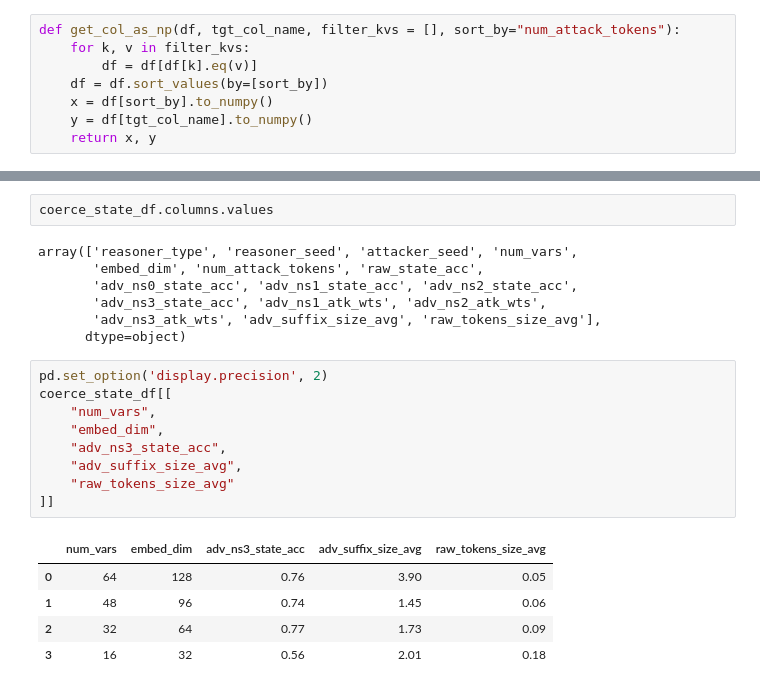
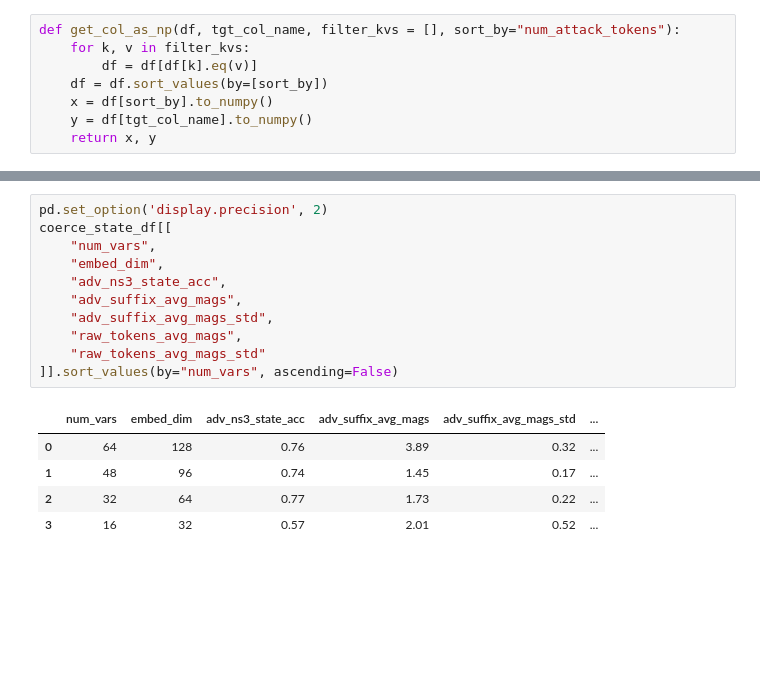
Before and after one commit to AntonXue/tf_logic, a Jupyter notebook: notebooks/experiments/exp3_learned_attacks.ipynb, the cells around one changed output, grey strips where cells are left out. Cells and saved outputs as stored; diff of their text form; blank space fills up the shorter version.

```diff
--- a/notebooks/experiments/exp3_learned_attacks.ipynb
+++ b/notebooks/experiments/exp3_learned_attacks.ipynb
@@ -72,24 +56,17 @@ knowledge_amnesia_df[[
-# %%
-coerce_state_df.columns.values
-# %% [output]
-array(['reasoner_type', 'reasoner_seed', 'attacker_seed', 'num_vars',
-       'embed_dim', 'num_attack_tokens', 'raw_state_acc',
-       'adv_ns0_state_acc', 'adv_ns1_state_acc', 'adv_ns2_state_acc',
-       'adv_ns3_state_acc', 'adv_ns1_atk_wts', 'adv_ns2_atk_wts',
-       'adv_ns3_atk_wts', 'adv_suffix_size_avg', 'raw_tokens_size_avg'],
-      dtype=object)
 # %%
 pd.set_option('display.precision', 2)
 coerce_state_df[[
     "num_vars",
     "embed_dim",
     "adv_ns3_state_acc",
-    "adv_suffix_size_avg",
-    "raw_tokens_size_avg"
-]]
+    "adv_suffix_avg_mags",
+    "adv_suffix_avg_mags_std",
+    "raw_tokens_avg_mags",
+    "raw_tokens_avg_mags_std"
+]].sort_values(by="num_vars", ascending=False)
 # %% [output]
-|  | num_vars | embed_dim | adv_ns3_state_acc | adv_suffix_size_avg | raw_tokens_size_avg |
-| 0 | 64 | 128 | 0.76 | 3.90 | 0.05 |
-| 1 | 48 | 96 | 0.74 | 1.45 | 0.06 |
-| 2 | 32 | 64 | 0.77 | 1.73 | 0.09 |
-| 3 | 16 | 32 | 0.56 | 2.01 | 0.18 |
+|  | num_vars | embed_dim | adv_ns3_state_acc | adv_suffix_avg_mags | adv_suffix_avg_mags_std | ... |
+| 0 | 64 | 128 | 0.76 | 3.89 | 0.32 | ... |
+| 1 | 48 | 96 | 0.74 | 1.45 | 0.17 | ... |
+| 2 | 32 | 64 | 0.77 | 1.73 | 0.22 | ... |
+| 3 | 16 | 32 | 0.57 | 2.01 | 0.52 | ... |
```
Also changed, not shown: parts of 6 cells of this notebook, 28 other files.
